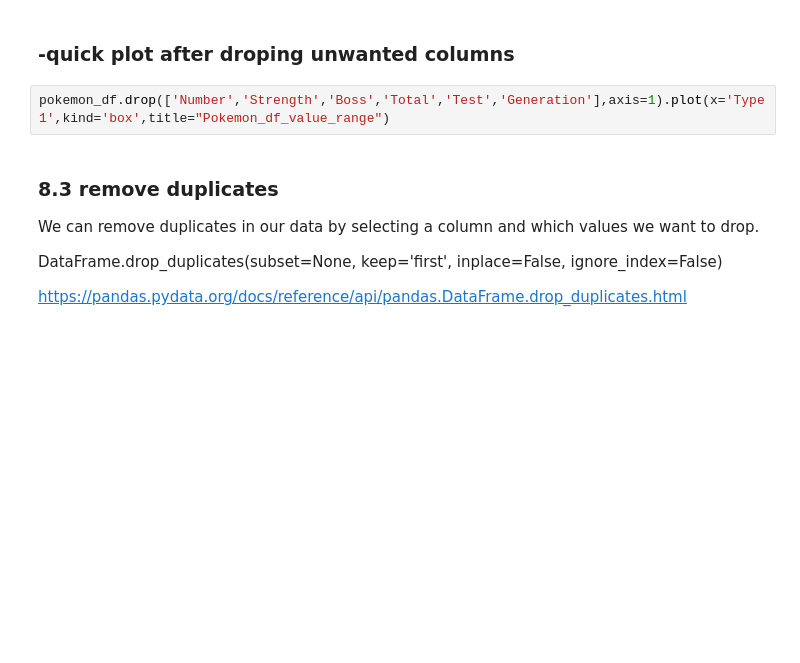
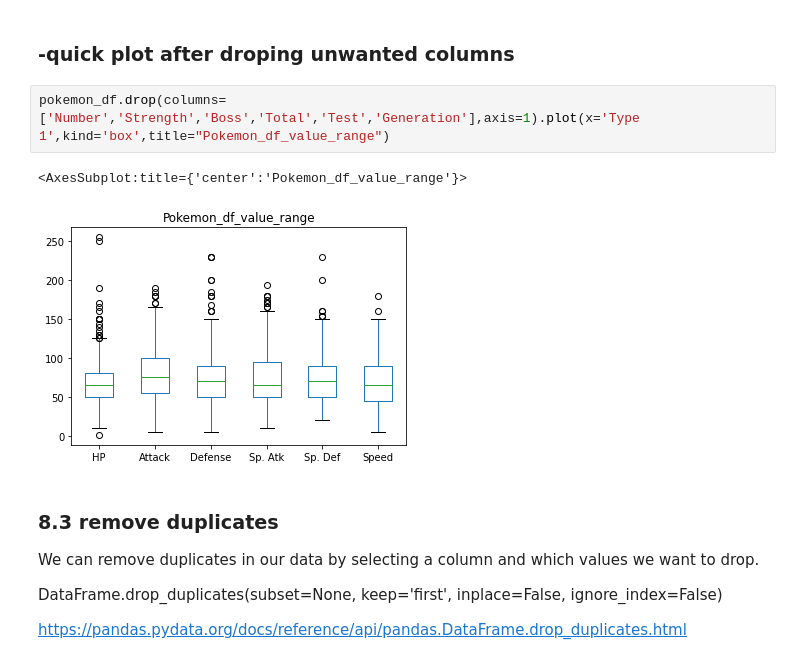
Before and after one commit to NRT-DSEER/intro-programming-2021, a Jupyter notebook: notebooks/Day9_Pandas_modifications.ipynb, the cells around one changed output. Cells and saved outputs as stored; diff of their text form; blank space fills up the shorter version.

```diff
--- a/notebooks/Day9_Pandas_modifications.ipynb
+++ b/notebooks/Day9_Pandas_modifications.ipynb
@@ -102,7 +188,10 @@ pokemon_drop_row.head()
 # %% [markdown]
 ### -quick plot after droping unwanted columns
 # %%
-pokemon_df.drop(['Number','Strength','Boss','Total','Test','Generation'],axis=1).plot(x='Type 1',kind='box',title="Pokemon_df_value_range")
+pokemon_df.drop(columns=['Number','Strength','Boss','Total','Test','Generation'],axis=1).plot(x='Type 1',kind='box',title="Pokemon_df_value_range")
+# %% [output]
+<AxesSubplot:title={'center':'Pokemon_df_value_range'}>
+[figure, added]
 # %% [markdown]
 ### 8.3 remove duplicates
 
```
Also changed, not shown: parts of 57 cells of this notebook.
